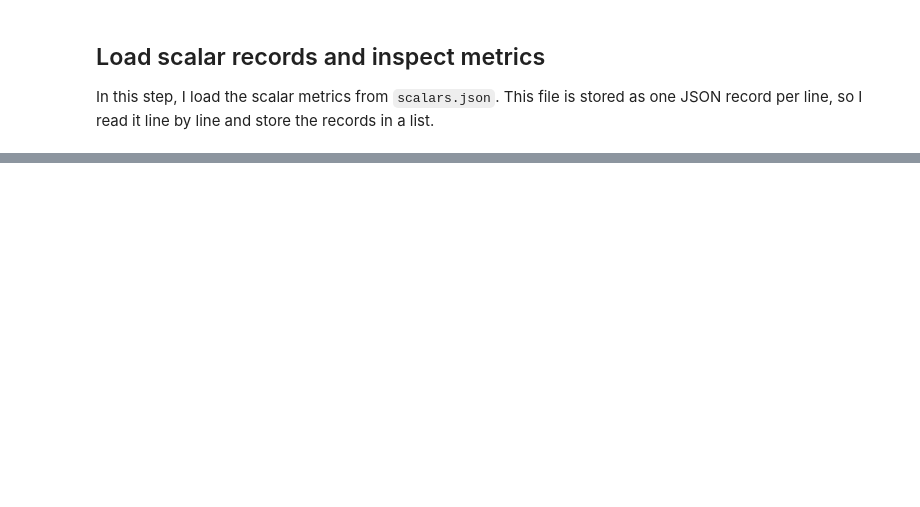
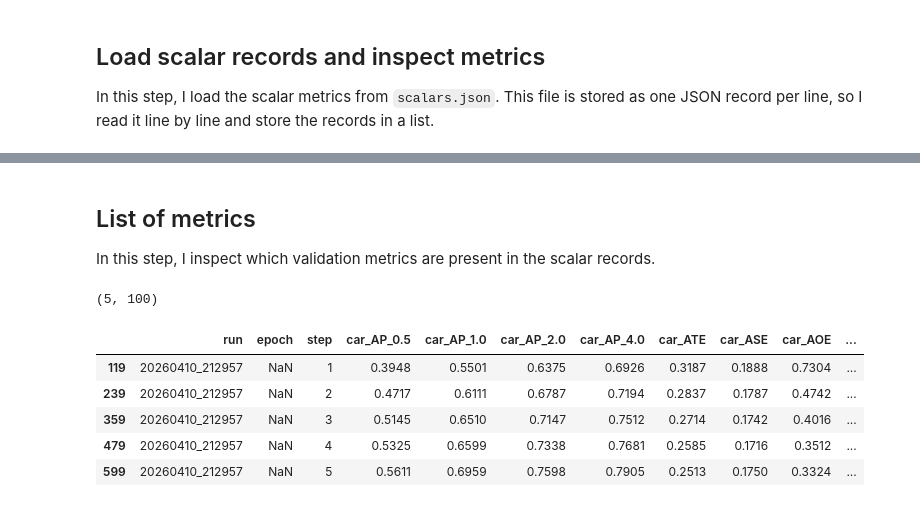
Before and after one commit to darkcyan-ugli-fruit/nuscenes-multimodal-learning, a Jupyter notebook: notebooks/02_baseline_lidar_nuscenes.ipynb, the cells around one changed output, grey strips where cells are left out. Cells and saved outputs as stored; diff of their text form; code cells hidden in the pictures; blank space fills up the shorter version.

```diff
--- a/notebooks/02_baseline_lidar_nuscenes.ipynb
+++ b/notebooks/02_baseline_lidar_nuscenes.ipynb
@@ -1461,0 +931,4 @@ Conclusion:
+# %% [markdown]
+## List of metrics
+
+In this step, I inspect which validation metrics are present in the scalar records.
@@ -1461,0 +1060,58 @@ Conclusion:
+# %%
+prefix = "NuScenes metric/pred_instances_3d_NuScenes/"
+
+rename_cols = {
+    # Summary metrics
+    prefix + "NDS": "NDS",
+    prefix + "mAP": "mAP",
+    prefix + "mATE": "mATE",
+    prefix + "mASE": "mASE",
+    prefix + "mAOE": "mAOE",
+    prefix + "mAVE": "mAVE",
+    prefix + "mAAE": "mAAE",
+}
+
+classes = [
+    "car",
+    "truck",
+    "construction_vehicle",
+    "bus",
+    "trailer",
+    "barrier",
+    "motorcycle",
+    "bicycle",
+    "pedestrian",
+    "traffic_cone",
+]
+
+for cls in classes:
+    rename_cols[prefix + f"{cls}_AP_dist_0.5"] = f"{cls}_AP_0.5"
+    rename_cols[prefix + f"{cls}_AP_dist_1.0"] = f"{cls}_AP_1.0"
+    rename_cols[prefix + f"{cls}_AP_dist_2.0"] = f"{cls}_AP_2.0"
+    rename_cols[prefix + f"{cls}_AP_dist_4.0"] = f"{cls}_AP_4.0"
+
+    rename_cols[prefix + f"{cls}_trans_err"] = f"{cls}_ATE"
+    rename_cols[prefix + f"{cls}_scale_err"] = f"{cls}_ASE"
+    rename_cols[prefix + f"{cls}_orient_err"] = f"{cls}_AOE"
+    rename_cols[prefix + f"{cls}_vel_err"] = f"{cls}_AVE"
+    rename_cols[prefix + f"{cls}_attr_err"] = f"{cls}_AAE"
+
+# Keep only metrics + useful identifiers
+metrics_df = scalars_df[["run", "epoch", "step"] + metrics_cols].copy()
+
+# Rename columns
+metrics_df = metrics_df.rename(columns=rename_cols)
+
+# Keep only validation/evaluation rows
+metrics_df = metrics_df.dropna(subset=["NDS", "mAP"]).copy()
+
+print(metrics_df.shape)
+metrics_df.head(20)
+# %% [output]
+(5, 100)
+|  | run | epoch | step | car_AP_0.5 | car_AP_1.0 | car_AP_2.0 | car_AP_4.0 | car_ATE | car_ASE | car_AOE | ... |
+| 119 | 20260410_212957 | NaN | 1 | 0.3948 | 0.5501 | 0.6375 | 0.6926 | 0.3187 | 0.1888 | 0.7304 | ... |
+| 239 | 20260410_212957 | NaN | 2 | 0.4717 | 0.6111 | 0.6787 | 0.7194 | 0.2837 | 0.1787 | 0.4742 | ... |
+| 359 | 20260410_212957 | NaN | 3 | 0.5145 | 0.6510 | 0.7147 | 0.7512 | 0.2714 | 0.1742 | 0.4016 | ... |
+| 479 | 20260410_212957 | NaN | 4 | 0.5325 | 0.6599 | 0.7338 | 0.7681 | 0.2585 | 0.1716 | 0.3512 | ... |
+| 599 | 20260410_212957 | NaN | 5 | 0.5611 | 0.6959 | 0.7598 | 0.7905 | 0.2513 | 0.1750 | 0.3324 | ... |
```
Also changed, not shown: parts of 90 cells of this notebook, 2 other files.
